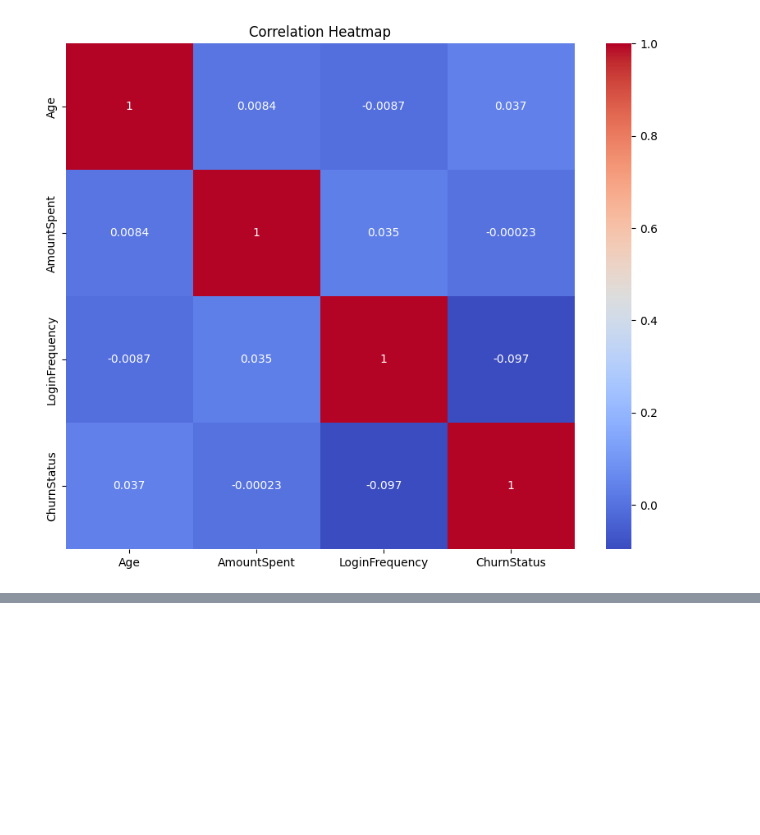
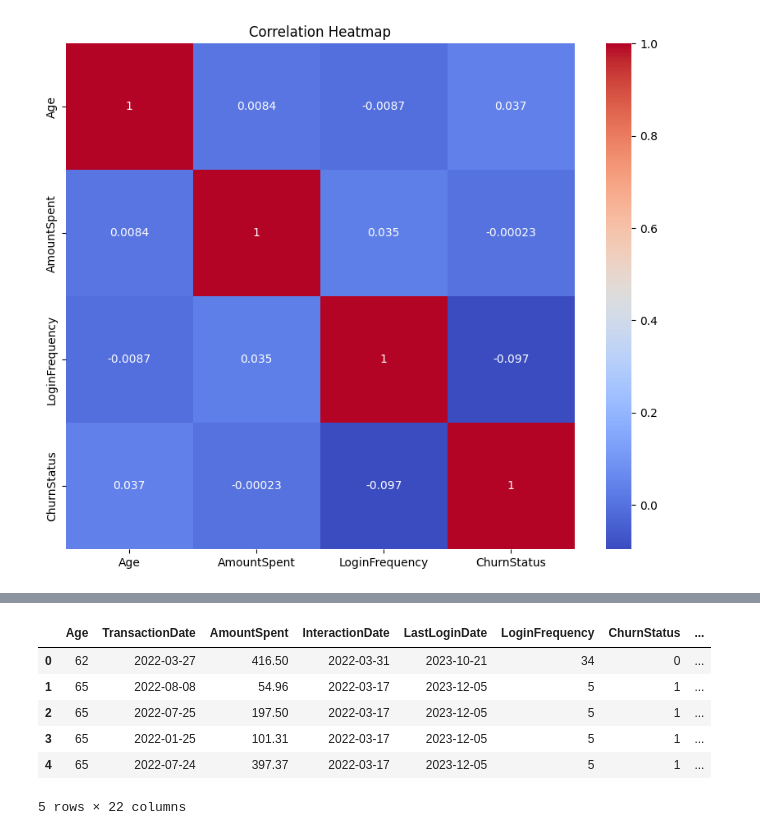
Before and after one commit to 87690ut/Virtual-Internships-Portfolio, a Jupyter notebook: Lloyds_Customer_Churn_Analysis/Llyods_Customer_Churn_Prediction-Analysis.ipynb, the cells around one changed output, grey strips where cells are left out. Cells and saved outputs as stored; diff of their text form; code cells hidden in the pictures; blank space fills up the shorter version.

```diff
--- a/Lloyds_Customer_Churn_Analysis/Llyods_Customer_Churn_Prediction-Analysis.ipynb
+++ b/Lloyds_Customer_Churn_Analysis/Llyods_Customer_Churn_Prediction-Analysis.ipynb
@@ -189,0 +205,10 @@ plt.show()
+# %%
+df_encoded.head()
+# %% [output]
+|  | Age | TransactionDate | AmountSpent | InteractionDate | LastLoginDate | LoginFrequency | ChurnStatus | ... |
+| 0 | 62 | 2022-03-27 | 416.50 | 2022-03-31 | 2023-10-21 | 34 | 0 | ... |
+| 1 | 65 | 2022-08-08 | 54.96 | 2022-03-17 | 2023-12-05 | 5 | 1 | ... |
+| 2 | 65 | 2022-07-25 | 197.50 | 2022-03-17 | 2023-12-05 | 5 | 1 | ... |
+| 3 | 65 | 2022-01-25 | 101.31 | 2022-03-17 | 2023-12-05 | 5 | 1 | ... |
+| 4 | 65 | 2022-07-24 | 397.37 | 2022-03-17 | 2023-12-05 | 5 | 1 | ... |
+5 rows × 22 columns
```
Also changed, not shown: parts of 4 cells of this notebook.
